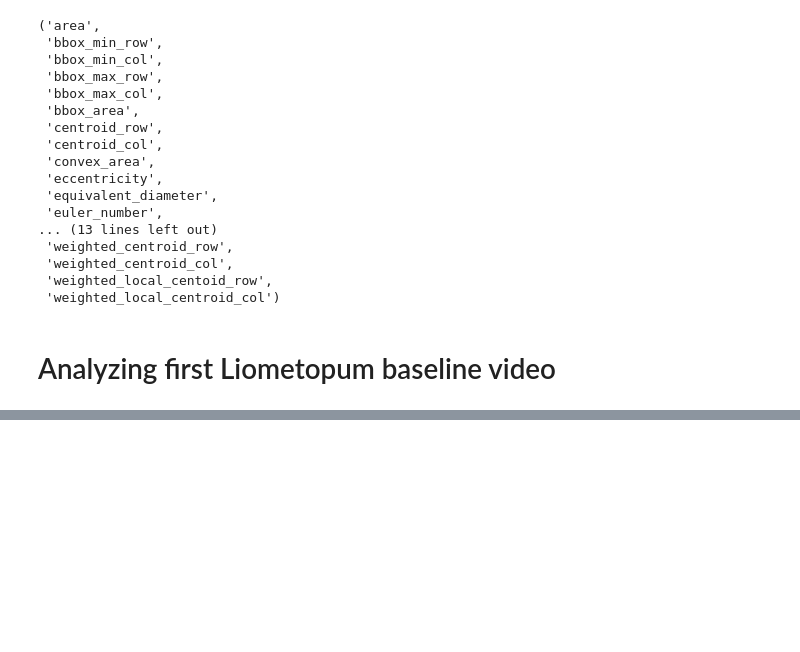
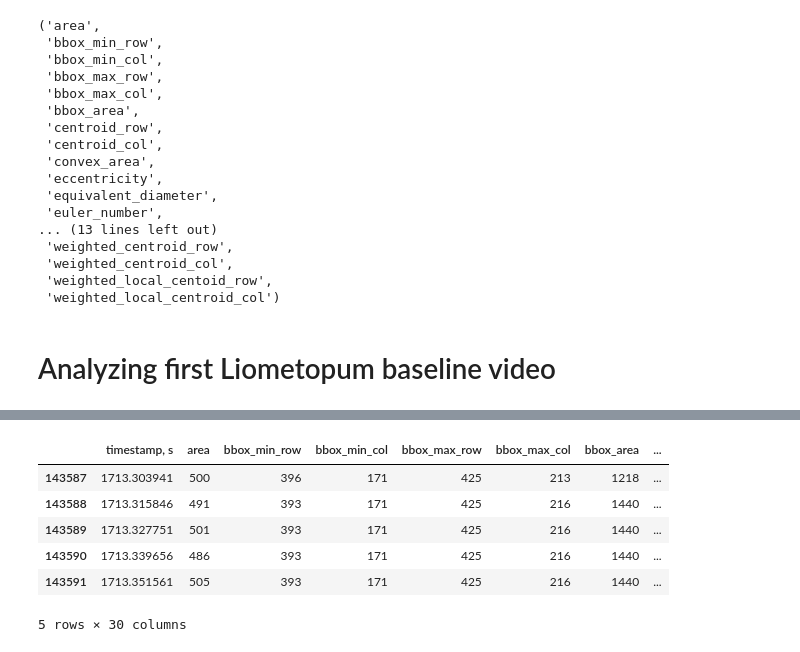
Before and after one commit to Tomnaragon/sceptovideo, a Jupyter notebook: Data_analysis.ipynb, the cells around one changed output, grey strips where cells are left out. Cells and saved outputs as stored; diff of their text form; code cells hidden in the pictures; blank space fills up the shorter version.

```diff
--- a/Data_analysis.ipynb
+++ b/Data_analysis.ipynb
@@ -223,0 +259,10 @@ ValueError: autodetected range of [nan, nan] is not finite
+# %%
+df_Lo1.tail()
+# %% [output]
+|  | timestamp, s | area | bbox_min_row | bbox_min_col | bbox_max_row | bbox_max_col | bbox_area | ... |
+| 143587 | 1713.303941 | 500 | 396 | 171 | 425 | 213 | 1218 | ... |
+| 143588 | 1713.315846 | 491 | 393 | 171 | 425 | 216 | 1440 | ... |
+| 143589 | 1713.327751 | 501 | 393 | 171 | 425 | 216 | 1440 | ... |
+| 143590 | 1713.339656 | 486 | 393 | 171 | 425 | 216 | 1440 | ... |
+| 143591 | 1713.351561 | 505 | 393 | 171 | 425 | 216 | 1440 | ... |
+5 rows × 30 columns
```
Also changed, not shown: parts of 7 cells of this notebook.
